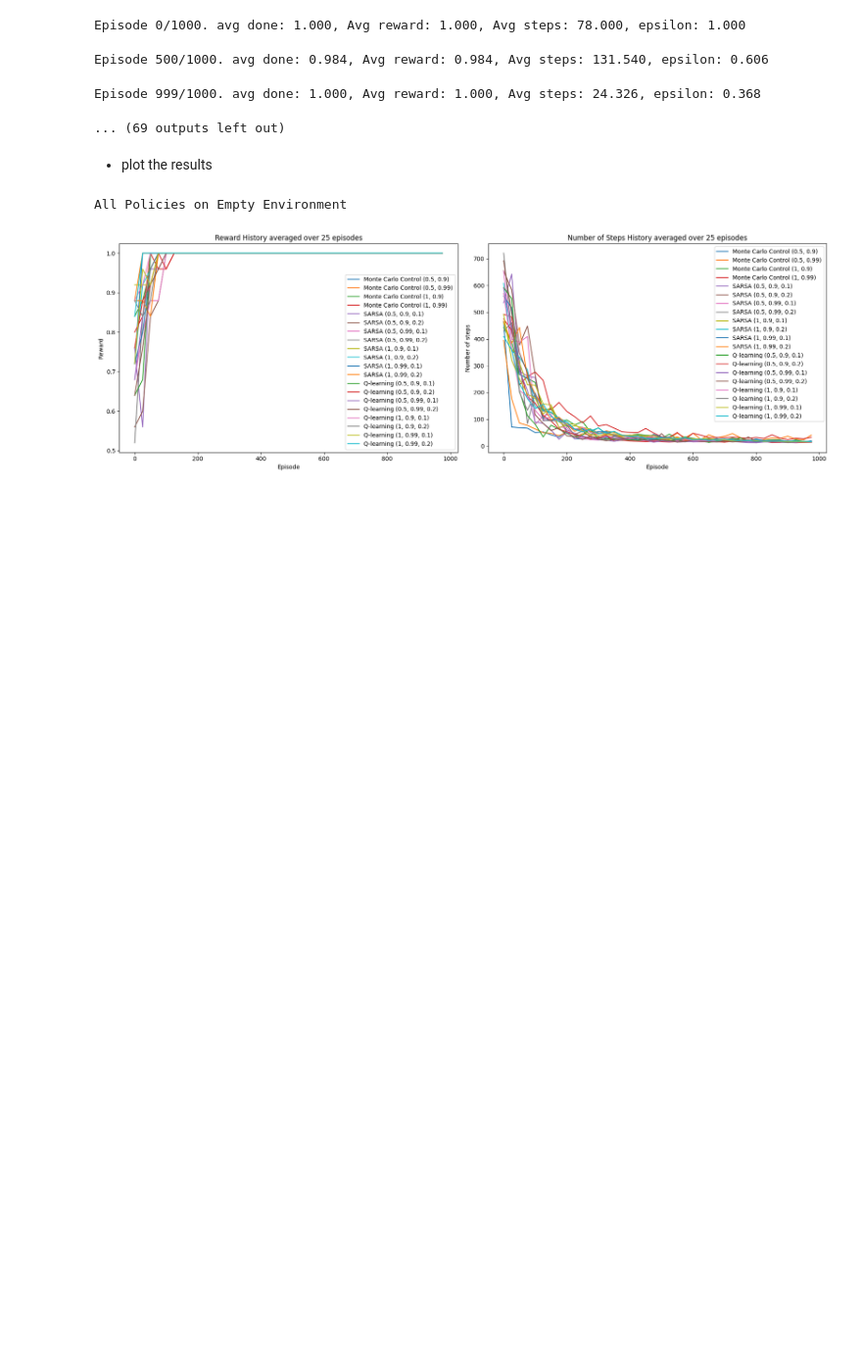
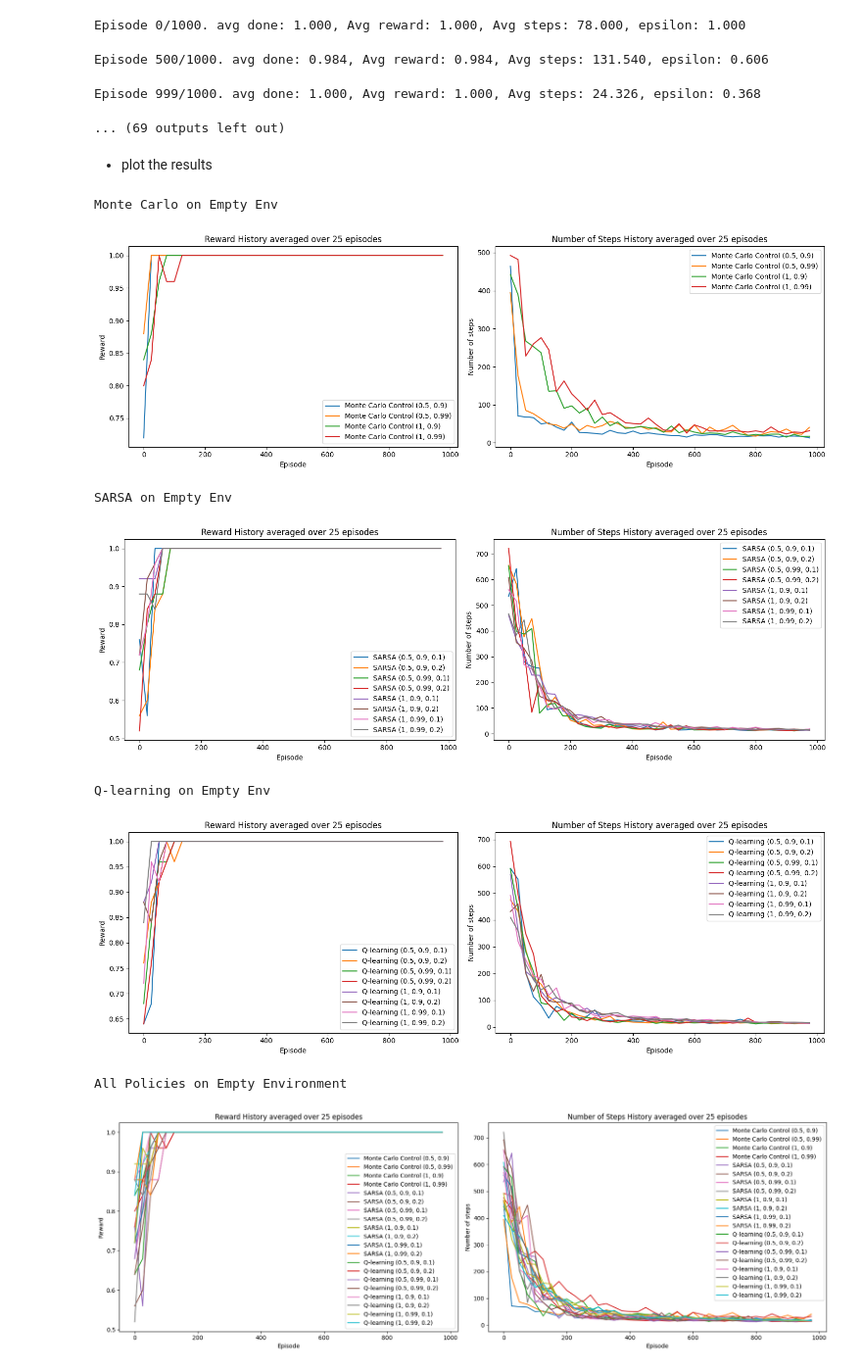
Before and after one commit to Lior-Baruch/RL, a Jupyter notebook: Mid_Project_tabular_RL_Minigrid_2024.ipynb, the cells around one changed output. Shown at 98% size. Saved outputs shown, nothing was run; the diff lists cells and outputs as text; code cells hidden in the pictures; blank space fills up the shorter version.

```diff
--- a/Mid_Project_tabular_RL_Minigrid_2024.ipynb
+++ b/Mid_Project_tabular_RL_Minigrid_2024.ipynb
@@ -1216,20 +1208,37 @@ Episode 0/1000. avg done: 1.000, Avg reward: 1.000, Avg steps: 78.000, epsilon:
 Episode 500/1000. avg done: 0.984, Avg reward: 0.984, Avg steps: 131.540, epsilon: 0.606
 Episode 999/1000. avg done: 1.000, Avg reward: 1.000, Avg steps: 24.326, epsilon: 0.368
 ... (69 outputs left out)
-# %%
-# put all the policies in one dictionary
-policy_dict_empty = {('Monte Carlo Control', key): value for key, value in policy_dict_mc_empty.items()}
-policy_dict_empty.update({('SARSA', key): value for key, value in policy_dict_sarsa_empty.items()})
-policy_dict_empty.update({('Q-learning', key): value for key, value in policy_dict_q_learning_empty.items()})
-
-# put all the rewards in one dictionary
-reward_history_dict_empty = {('Monte Carlo Control', key): value for key, value in reward_history_dict_mc_empty.items()}
-reward_history_dict_empty.update({('SARSA', key): value for key, value in reward_history_dict_sarsa_empty.items()})
-reward_history_dict_empty.update({('Q-learning', key): value for key, value in reward_history_dict_q_learning_empty.items()})
-
-# put all the number of steps in one dictionary
-num_steps_history_dict_empty = {('Monte Carlo Control', key): value for key, value in num_steps_history_dict_mc_empty.items()}
-num_steps_history_dict_empty.update({('SARSA', key): value for key, value in num_steps_history_dict_sarsa_empty.items()})
-num_steps_history_dict_empty.update({('Q-learning', key): value for key, value in num_steps_history_dict_q_learning_empty.items()})
 # %% [markdown]
 - plot the results
+# %%
+# Plot for each algo the reward and number of steps history for each hyperparameter set
+algo_mc_dict_empty = {('Monte Carlo Control', key): value for key, value in policy_dict_mc_empty.items()}
+algo_sarsa_dict_empty = {('SARSA', key): value for key, value in policy_dict_sarsa_empty.items()}
+algo_q_learning_dict_empty = {('Q-learning', key): value for key, value in policy_dict_q_learning_empty.items()}
+
+algo_mc_reward_history_dict_empty = {('Monte Carlo Control', key): value for key, value in reward_history_dict_mc_empty.items()}
+algo_sarsa_reward_history_dict_empty = {('SARSA', key): value for key, value in reward_history_dict_sarsa_empty.items()}
+algo_q_learning_reward_history_dict_empty = {('Q-learning', key): value for key, value in reward_history_dict_q_learning_empty.items()}
+
+algo_mc_num_steps_history_dict_empty = {('Monte Carlo Control', key): value for key, value in num_steps_history_dict_mc_empty.items()}
+algo_sarsa_num_steps_history_dict_empty = {('SARSA', key): value for key, value in num_steps_history_dict_sarsa_empty.items()}
+algo_q_learning_num_steps_history_dict_empty = {('Q-learning', key): value for key, value in num_steps_history_dict_q_learning_empty.items()}
+
+figsize = (15, 5)
+amount_to_avg = 25
+
+print("Monte Carlo on Empty Env")
+plot_rewards_steps_comparison(policies=algo_mc_dict_empty, policies_reward_history=algo_mc_reward_history_dict_empty, policies_num_steps_history=algo_mc_num_steps_history_dict_empty, amount_to_avg=amount_to_avg, figsize=figsize)
+
+print("\nSARSA on Empty Env")
+plot_rewards_steps_comparison(policies=algo_sarsa_dict_empty, policies_reward_history=algo_sarsa_reward_history_dict_empty, policies_num_steps_history=algo_sarsa_num_steps_history_dict_empty, amount_to_avg=amount_to_avg, figsize=figsize)
+
+print("\nQ-learning on Empty Env")
+plot_rewards_steps_comparison(policies=algo_q_learning_dict_empty, policies_reward_history=algo_q_learning_reward_history_dict_empty, policies_num_steps_history=algo_q_learning_num_steps_history_dict_empty, amount_to_avg=amount_to_avg, figsize=figsize)
+# %% [output]
+Monte Carlo on Empty Env
+[figure, added]
+SARSA on Empty Env
+[figure, added]
+Q-learning on Empty Env
+[figure, added]
```
Also changed, not shown: parts of 21 cells of this notebook.
